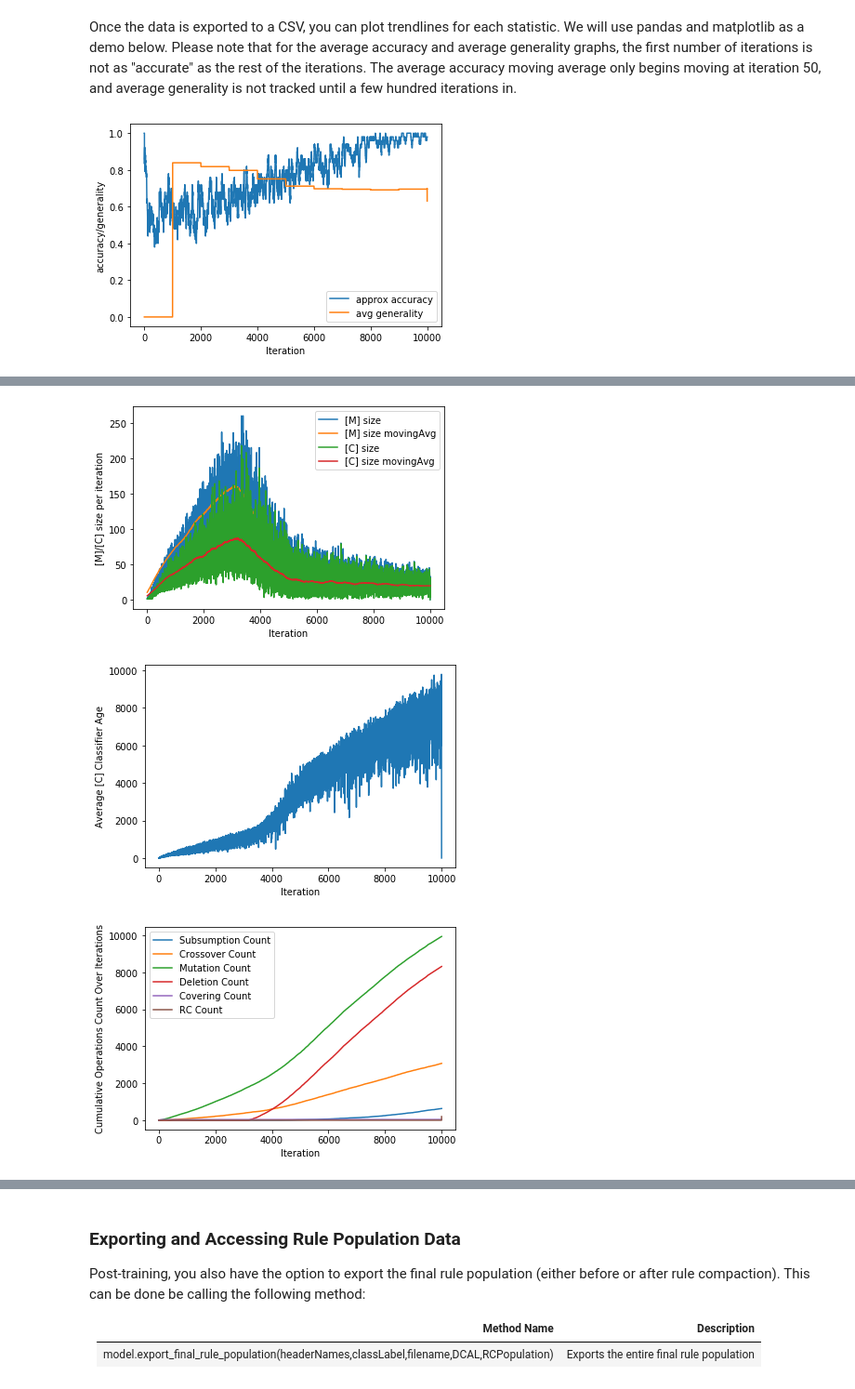
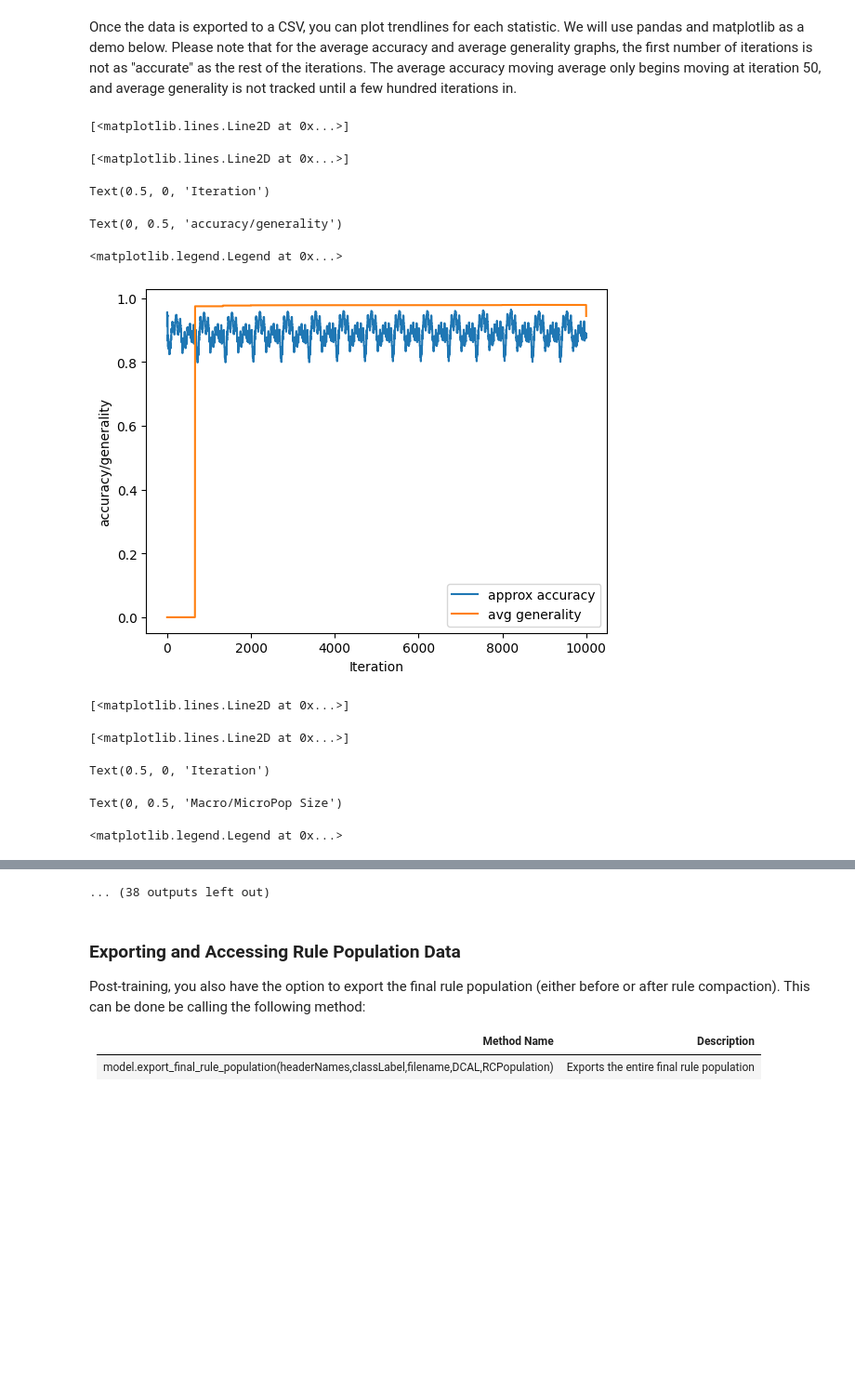
Before and after one commit to UrbsLab/survival-LCS, a Jupyter notebook: scikit-ExSTraCS User Guide.ipynb, the cells around one changed output, grey strips where cells are left out. Shown at 93% size. Saved outputs shown, nothing was run; the diff lists cells and outputs as text; code cells hidden in the pictures; blank space fills up the shorter version.

```diff
--- a/scikit-ExSTraCS User Guide.ipynb
+++ b/scikit-ExSTraCS User Guide.ipynb
@@ -158,7 +153,7 @@ Below, we present 2 methods to load data of the correct format for the ExSTraCS
 There are many ways you can derive the attribute and events array. One most common method is by using pandas via reading from a csv file, as the below code demonstrates with an example dataset:
 # %%
 #load data
-data = pd.read_csv('~/Documents/UrbsLab/test/main_effect_cens0.1_surv_2022-07-26_CV_0_Train.txt', sep = '\t', header = 0)
+data = pd.read_csv('test/main_effect_cens0.1_surv_2022-07-26_CV_0_Train.txt', sep = '\t', header = 0)
 timeLabel = 'eventTime'
 censorLabel = 'eventStatus'
 inst = 'inst'
@@ -650,7 +652,7 @@ def movingAvg(a,threshold=300):
     conv = np.convolve(a,weights,'valid')
     return np.append(conv,np.full(threshold-1,conv[conv.size-1]),)
 
-dataTracking = pd.read_csv("defaultExportDir/iterationData.csv")
+dataTracking = pd.read_csv("test/defaultExportDir/iterationData.csv")
 
 iterations = dataTracking["Iteration"].values
 accuracy = dataTracking['Accuracy (approx)'].values
@@ -711,31 +713,41 @@ plt.show()
 
 plt.plot(iterations,cumulativeFreq(subsumption),label="Subsumption Count")
 plt.plot(iterations,cumulativeFreq(crossover),label="Crossover Count")
 plt.plot(iterations,cumulativeFreq(mutation),label="Mutation Count")
 plt.plot(iterations,cumulativeFreq(deletion),label="Deletion Count")
 plt.plot(iterations,cumulativeFreq(covering),label="Covering Count")
 plt.plot(iterations,cumulativeFreq(rc),label="RC Count")
 plt.xlabel('Iteration')
 plt.ylabel('Cumulative Operations Count Over Iterations')
 plt.legend()
 plt.show()
 
 
 plt.plot(iterations,initTime,label="Init Time")
 plt.plot(iterations,mTime+initTime,label="Matching Time")
 plt.plot(iterations,covTime+mTime+initTime,label="Covering Time")
 plt.plot(iterations,selTime+covTime+mTime+initTime,label="Selection Time")
 plt.plot(iterations,crossTime+selTime+covTime+mTime+initTime,label="Crossover Time")
 plt.plot(iterations,mutTime+crossTime+selTime+covTime+mTime+initTime,label="Mutation Time")
 plt.plot(iterations,subTime+mutTime+crossTime+selTime+covTime+mTime+initTime,label="Subsumption Time")
 plt.plot(iterations,atTime+subTime+mutTime+crossTime+selTime+covTime+mTime+initTime,label="AT Time")
 plt.plot(iterations,delTime+atTime+subTime+mutTime+crossTime+selTime+covTime+mTime+initTime,label="Deletion Time")
 plt.plot(iterations,rcTime+delTime+atTime+subTime+mutTime+crossTime+selTime+covTime+mTime+initTime,label="RC Time")
 plt.plot(iterations,evalTime+rcTime+delTime+atTime+subTime+mutTime+crossTime+selTime+covTime+mTime+initTime,label="Evaluation Time")
 plt.plot(iterations,gTime,label="Total Time")
 plt.xlabel('Iteration')
 plt.ylabel('Cumulative Time (Stacked)')
 plt.legend()
 plt.show()
 # %% [output]
+[<matplotlib.lines.Line2D at 0x...>]
+[<matplotlib.lines.Line2D at 0x...>]
+Text(0.5, 0, 'Iteration')
+Text(0, 0.5, 'accuracy/generality')
+<matplotlib.legend.Legend at 0x...>
-[figure, old version]
+[figure, new version]
+[<matplotlib.lines.Line2D at 0x...>]
+[<matplotlib.lines.Line2D at 0x...>]
+Text(0.5, 0, 'Iteration')
+Text(0, 0.5, 'Macro/MicroPop Size')
+<matplotlib.legend.Legend at 0x...>
@@ -743,3 +754,0 @@ plt.show()
-[figure, removed]
-[figure, removed]
-[figure, removed]
@@ -746,0 +755 @@ plt.show()
+... (38 outputs left out)
```
Also changed, not shown: parts of 24 cells of this notebook, 21 other files.
